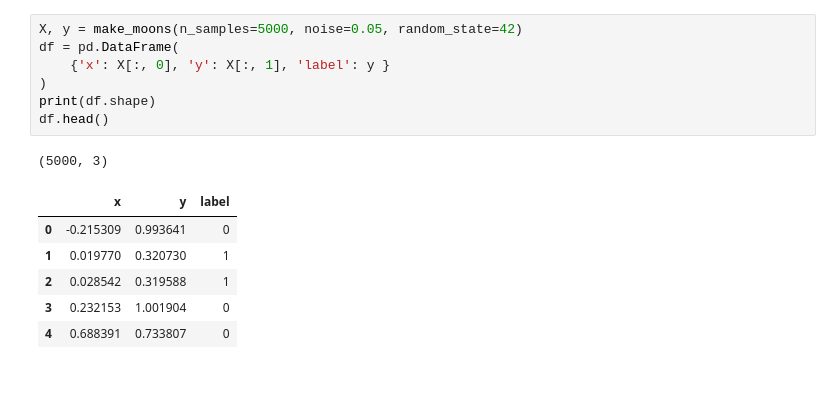
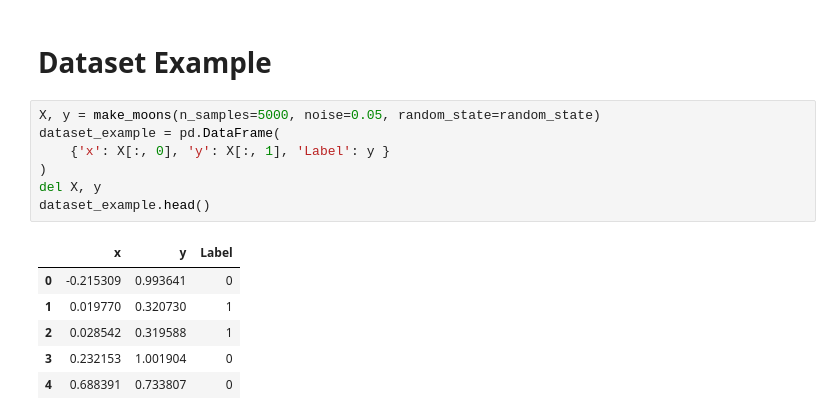
Before and after one commit to lucasbanunes/even-flow-pearl-jam.mp3, a Jupyter notebook: 01_neural_ode_2d.ipynb, the cells around one changed output. Cells and saved outputs as stored; diff of their text form; blank space fills up the shorter version.

```diff
--- a/01_neural_ode_2d.ipynb
+++ b/01_neural_ode_2d.ipynb
@@ -11,13 +26,14 @@ plt.style.use(mplhep.style.ATLAS)
+# %% [markdown]
+# Dataset Example
 # %%
-X, y = make_moons(n_samples=5000, noise=0.05, random_state=42)
-df = pd.DataFrame(
-    {'x': X[:, 0], 'y': X[:, 1], 'label': y }
+X, y = make_moons(n_samples=5000, noise=0.05, random_state=random_state)
+dataset_example = pd.DataFrame(
+    {'x': X[:, 0], 'y': X[:, 1], 'Label': y }
 )
-print(df.shape)
-df.head()
+del X, y
+dataset_example.head()
 # %% [output]
-(5000, 3)
-|  | x | y | label |
+|  | x | y | Label |
 | 0 | -0.215309 | 0.993641 | 0 |
 | 1 | 0.019770 | 0.320730 | 1 |
 | 2 | 0.028542 | 0.319588 | 1 |
```
Also changed, not shown: parts of 12 cells of this notebook, 4 other files.
